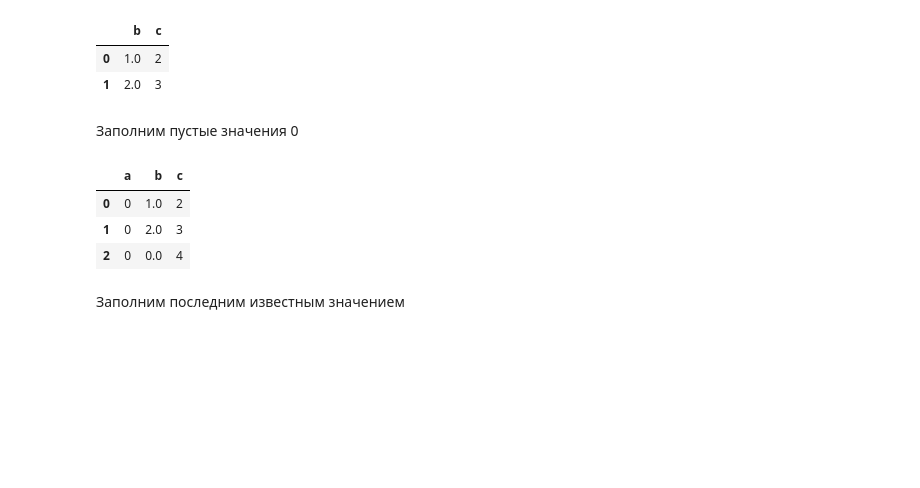
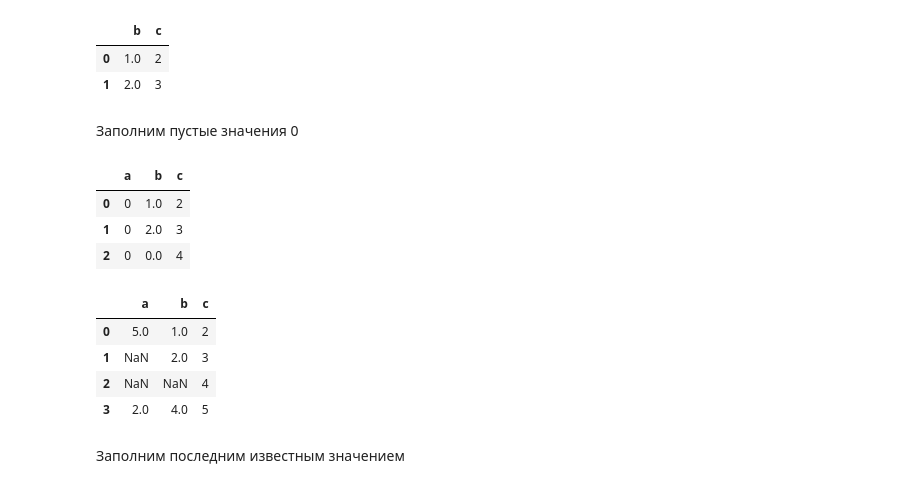
Before and after one commit to lizagrin/lizagrin_hse_ml, a Jupyter notebook: lesson_2/03-pandas-numpy-matplotlib.ipynb, the cells around one changed output. Saved outputs shown, nothing was run; the diff lists cells and outputs as text; code cells hidden in the pictures; blank space fills up the shorter version.

```diff
--- a/lesson_2/03-pandas-numpy-matplotlib.ipynb
+++ b/lesson_2/03-pandas-numpy-matplotlib.ipynb
@@ -648,6 +697,16 @@ df.fillna(0)
 | 0 | 0 | 1.0 | 2 |
 | 1 | 0 | 2.0 | 3 |
 | 2 | 0 | 0.0 | 4 |
+# %%
+values_1 = [[5, 1, 2], [None, 2, 3], [None, None, 4], [2, 4, 5]]
+df = pd.DataFrame(values_1, columns=["a", "b", "c"])
+df
+# %% [output]
+|  | a | b | c |
+| 0 | 5.0 | 1.0 | 2 |
+| 1 | NaN | 2.0 | 3 |
+| 2 | NaN | NaN | 4 |
+| 3 | 2.0 | 4.0 | 5 |
 # %% [markdown]
 Заполним последним известным значением
 # %%
```
Also changed, not shown: parts of 75 cells of this notebook.
